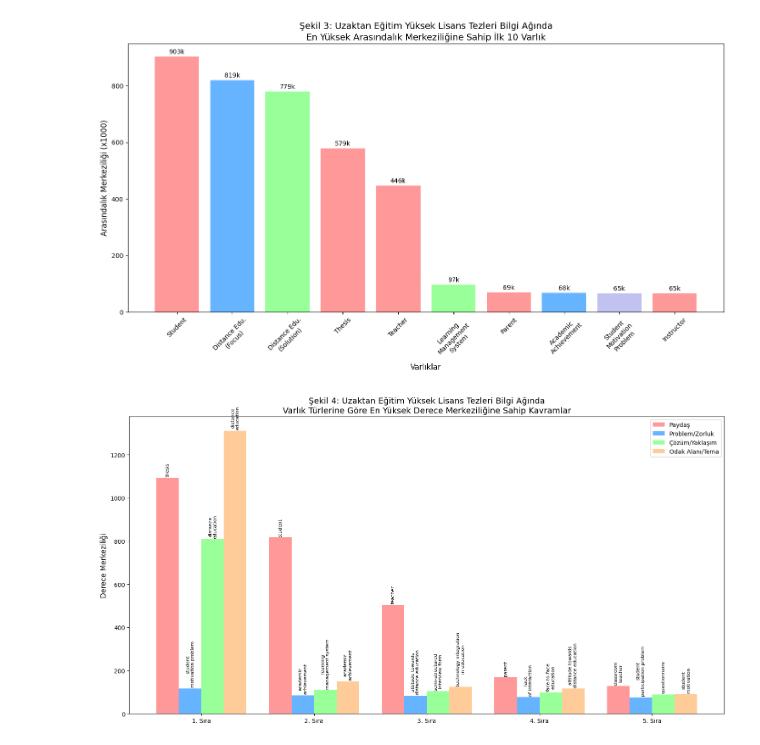
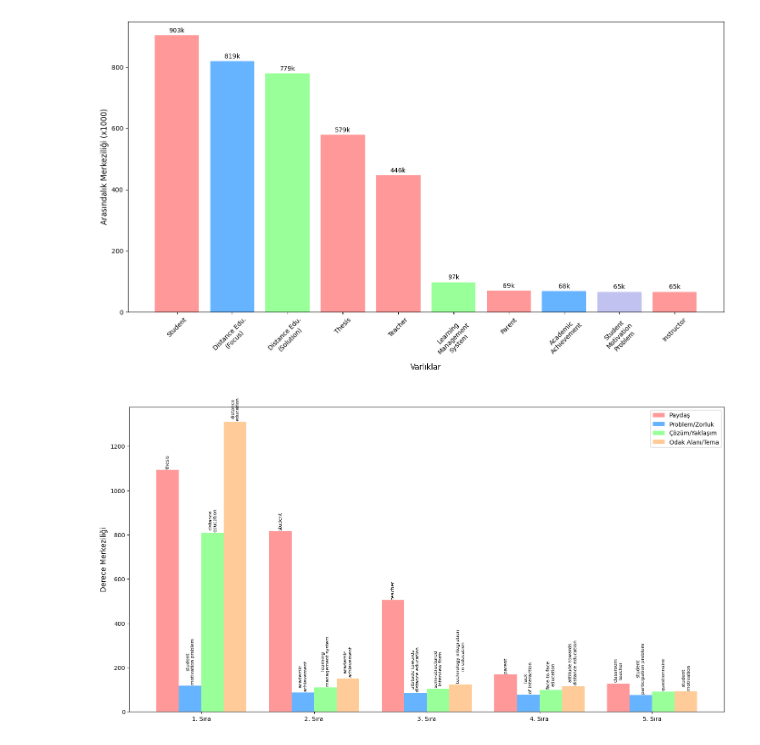
Before and after one commit to serdarildercaglar/structural-analysis-of-distance-education-theses-via-knowledge-graphs, a Jupyter notebook: neo4j-folder/Merkezilik analizleri/dev-1.ipynb, the cells around one changed output. Saved outputs shown, nothing was run; the diff lists cells and outputs as text; code cells hidden in the pictures.

```diff
--- a/neo4j-folder/Merkezilik analizleri/dev-1.ipynb
+++ b/neo4j-folder/Merkezilik analizleri/dev-1.ipynb
@@ -12,35 +12,35 @@ betweenness = [903656.31, 819585.61, 779712.10, 579231.40, 446668.20,
                97068.87, 69681.76, 68151.64, 65957.85, 65745.01]
 
 # Daha okunabilir değerler için arasındalık değerlerini 1000'e böl
 betweenness_scaled = [b/1000 for b in betweenness]
 
 # Entity isimlerini kısalt
 entity_labels = ['Student', 'Distance Edu.\n(Focus)', 'Distance Edu.\n(Solution)',
                 'Thesis', 'Teacher', 'Learning\nManagement\nSystem', 'Parent',
                 'Academic\nAchievement', 'Student\nMotivation\nProblem', 'Instructor']
 
 # Entity türlerine göre renklendirme
 colors = ['#ff9999', '#66b3ff', '#99ff99', '#ff9999', '#ff9999',
          '#99ff99', '#ff9999', '#66b3ff', '#c2c2f0', '#ff9999']
 
 plt.figure(figsize=(14, 8))
 bars = plt.bar(entity_labels, betweenness_scaled, color=colors)
 
 # Değerleri bar üzerinde göster
 for bar in bars:
     height = bar.get_height()
     plt.text(bar.get_x() + bar.get_width()/2., height + 5,
             f'{int(height)}k', ha='center', va='bottom', fontsize=10)
 
 plt.xlabel('Varlıklar', fontsize=12)
 plt.ylabel('Arasındalık Merkeziliği (x1000)', fontsize=12)
-plt.title('Şekil 3: Uzaktan Eğitim Yüksek Lisans Tezleri Bilgi Ağında\nEn Yüksek Arasındalık Merkeziliğine Sahip İlk 10 Varlık', fontsize=14)
+# plt.title('Şekil 3: Uzaktan Eğitim Yüksek Lisans Tezleri Bilgi Ağında\nEn Yüksek Arasındalık Merkeziliğine Sahip İlk 10 Varlık', fontsize=14)
 plt.xticks(rotation=45)
 plt.tight_layout()
 plt.savefig('betweenness_centrality.png', dpi=300, bbox_inches='tight')
 plt.show()
 # %% [output]
-[figure, old version]
+[figure, new version]
 # %%
 import matplotlib.pyplot as plt
 import numpy as np
@@ -76,7 +76,7 @@ rects4 = ax.bar(x + width*1.5, theme_degrees, width, label='Odak Alanı/Tema', c
 
 # Grafik düzenleme
 ax.set_ylabel('Derece Merkeziliği', fontsize=12)
-ax.set_title('Şekil 4: Uzaktan Eğitim Yüksek Lisans Tezleri Bilgi Ağında\nVarlık Türlerine Göre En Yüksek Derece Merkeziliğine Sahip Kavramlar', fontsize=14)
+# ax.set_title('Şekil 4: Uzaktan Eğitim Yüksek Lisans Tezleri Bilgi Ağında\nVarlık Türlerine Göre En Yüksek Derece Merkeziliğine Sahip Kavramlar', fontsize=14)
 ax.set_xticks(x)
 ax.set_xticklabels(['1. Sıra', '2. Sıra', '3. Sıra', '4. Sıra', '5. Sıra'])
 ax.legend()
@@ -105,4 +105,4 @@ plt.tight_layout()
 plt.savefig('entity_type_centrality.png', dpi=300, bbox_inches='tight')
 plt.show()
 # %% [output]
-[figure, old version]
+[figure, new version]
```
Also changed, not shown: 7 other files.
